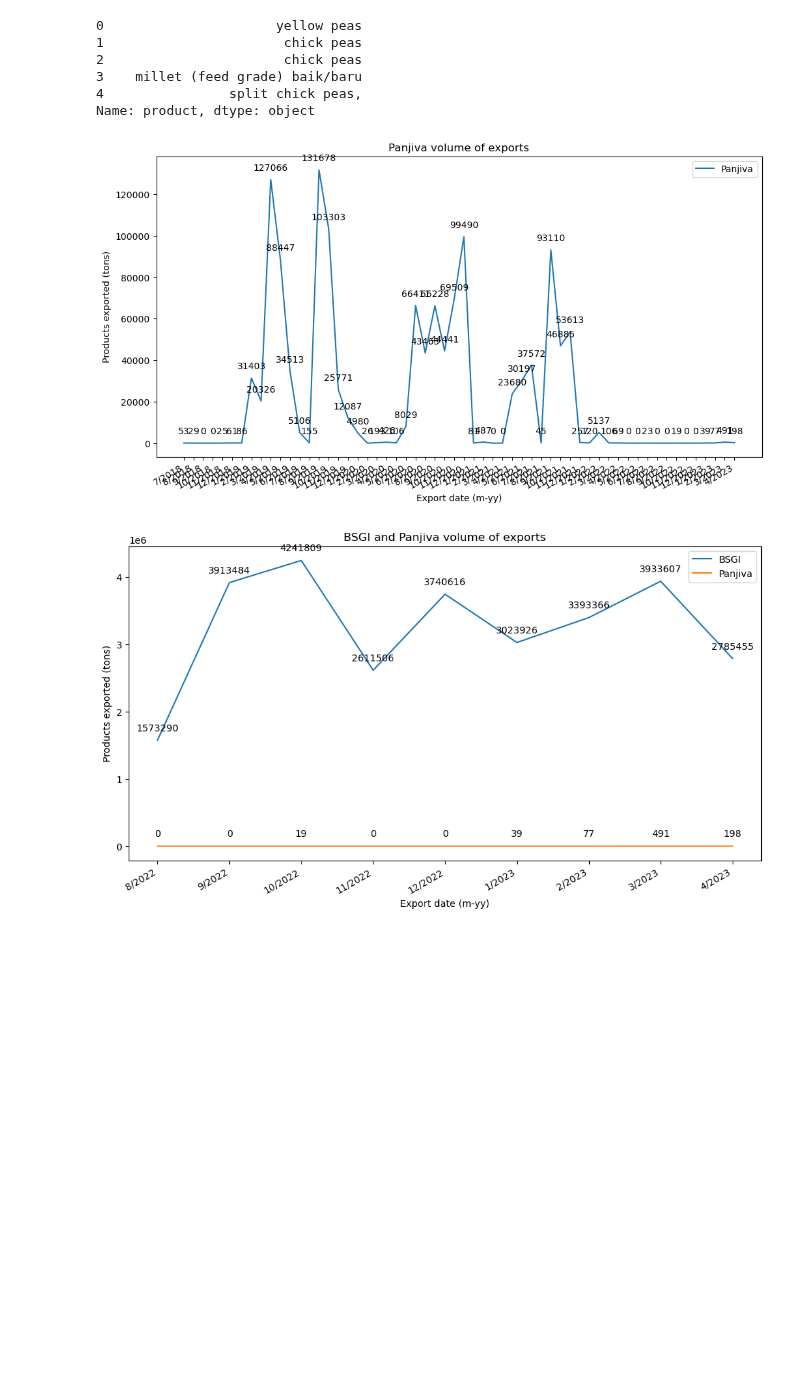
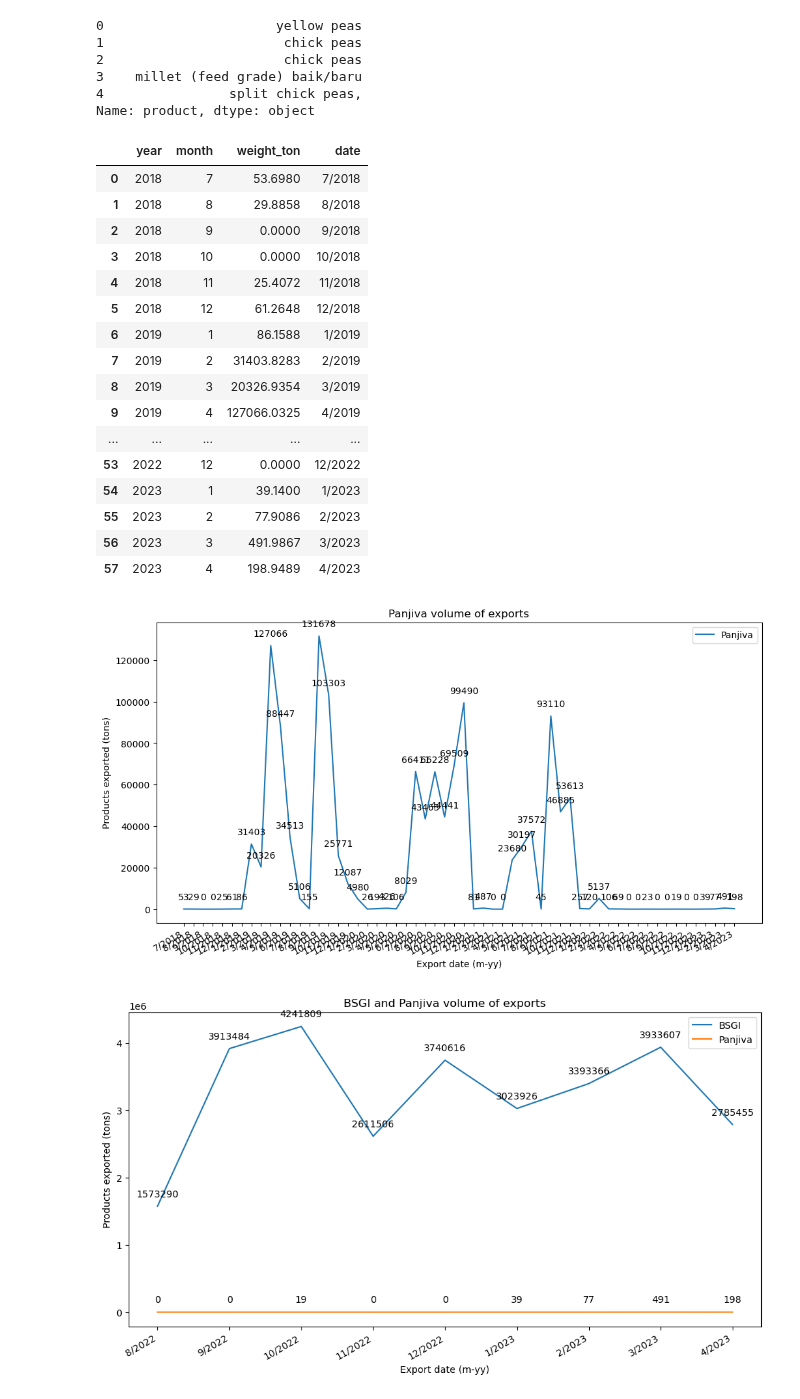
Before and after one commit to uchicago-dsi/oakland-institute-ukraine, a Jupyter notebook: notebooks/panjiva.ipynb, the cells around one changed output. Saved outputs shown, nothing was run; the diff lists cells and outputs as text; code cells hidden in the pictures; blank space fills up the shorter version.

```diff
--- a/notebooks/panjiva.ipynb
+++ b/notebooks/panjiva.ipynb
@@ -41,8 +41,26 @@ Name: product, dtype: object
 # %%
 panjiva_g = cargo_grouping(panjiva, ["year", "month"], ["weight_ton"], ["year", "month"], True)
 panjiva_g["date"] = panjiva_g["month"].astype(str) + "/" + panjiva_g["year"].astype(str)
 plot_line(panjiva_g["date"], [panjiva_g["weight_ton"]], ["Panjiva"], "Panjiva volume of exports", "Export date (m-yy)", "Products exported (tons)", False)
+panjiva_g
 # %% [output]
+|  | year | month | weight_ton | date |
+| 0 | 2018 | 7 | 53.6980 | 7/2018 |
+| 1 | 2018 | 8 | 29.8858 | 8/2018 |
+| 2 | 2018 | 9 | 0.0000 | 9/2018 |
+| 3 | 2018 | 10 | 0.0000 | 10/2018 |
+| 4 | 2018 | 11 | 25.4072 | 11/2018 |
+| 5 | 2018 | 12 | 61.2648 | 12/2018 |
+| 6 | 2019 | 1 | 86.1588 | 1/2019 |
+| 7 | 2019 | 2 | 31403.8283 | 2/2019 |
+| 8 | 2019 | 3 | 20326.9354 | 3/2019 |
+| 9 | 2019 | 4 | 127066.0325 | 4/2019 |
+| ... | ... | ... | ... | ... |
+| 53 | 2022 | 12 | 0.0000 | 12/2022 |
+| 54 | 2023 | 1 | 39.1400 | 1/2023 |
+| 55 | 2023 | 2 | 77.9086 | 2/2023 |
+| 56 | 2023 | 3 | 491.9867 | 3/2023 |
+| 57 | 2023 | 4 | 198.9489 | 4/2023 |
 [figure]
 # %%
 bsgi_g = cargo_grouping(bsgi, ["year", "month"], ["weight_ton"], ["year", "month"], True)
```
Also changed, not shown: parts of 1 cell of this notebook, 1 other file.
